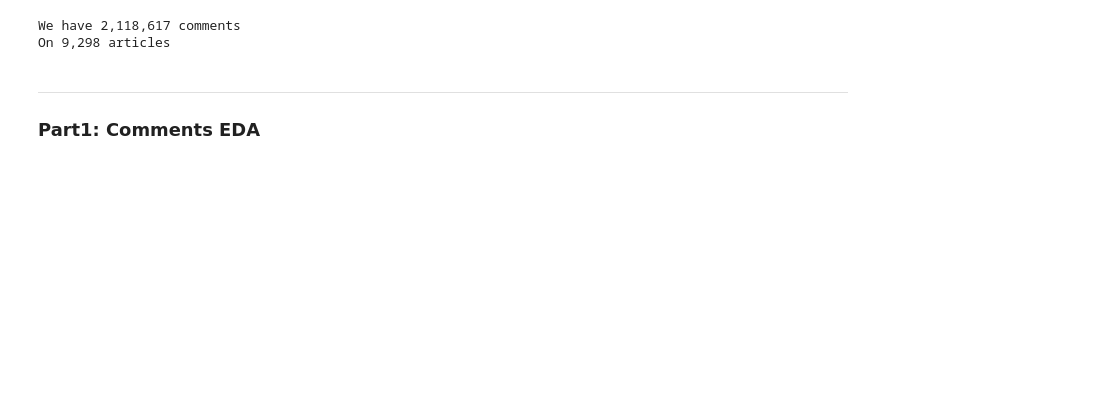
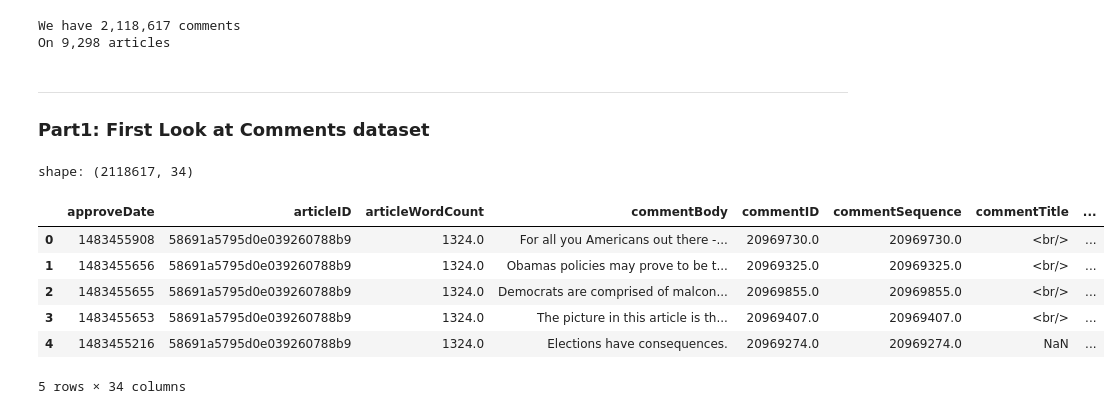
Before and after one commit to kshitij-mittal/NYT_Public_Feedback, a Jupyter notebook: 01_DataIngestion.ipynb, the cells around one changed output. Saved outputs shown, nothing was run; the diff lists cells and outputs as text; code cells hidden in the pictures; blank space fills up the shorter version.

```diff
--- a/01_DataIngestion.ipynb
+++ b/01_DataIngestion.ipynb
@@ -114,4 +101,16 @@ We have 2,118,617 comments
 On 9,298 articles
 # %% [markdown]
 ----
-### **Part1: Comments EDA**
+### **Part1: First Look at Comments dataset**
+# %%
+print("shape:",comments_all.shape)
+comments_all.head()
+# %% [output]
+shape: (2118617, 34)
+|  | approveDate | articleID | articleWordCount | commentBody | commentID | commentSequence | commentTitle | ... |
+| 0 | 1483455908 | 58691a5795d0e039260788b9 | 1324.0 | For all you Americans out there -... | 20969730.0 | 20969730.0 | <br/> | ... |
+| 1 | 1483455656 | 58691a5795d0e039260788b9 | 1324.0 | Obamas policies may prove to be t... | 20969325.0 | 20969325.0 | <br/> | ... |
+| 2 | 1483455655 | 58691a5795d0e039260788b9 | 1324.0 | Democrats are comprised of malcon... | 20969855.0 | 20969855.0 | <br/> | ... |
+| 3 | 1483455653 | 58691a5795d0e039260788b9 | 1324.0 | The picture in this article is th... | 20969407.0 | 20969407.0 | <br/> | ... |
+| 4 | 1483455216 | 58691a5795d0e039260788b9 | 1324.0 | Elections have consequences. | 20969274.0 | 20969274.0 | NaN | ... |
+5 rows × 34 columns
```
Also changed, not shown: parts of 32 cells of this notebook.
